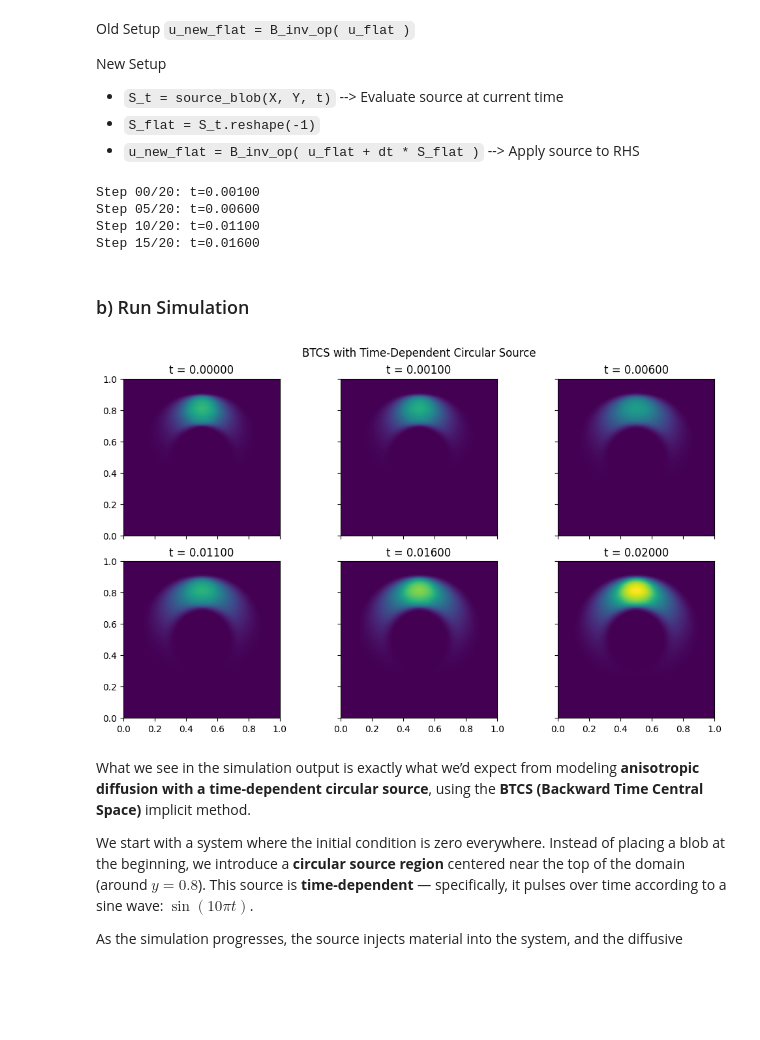
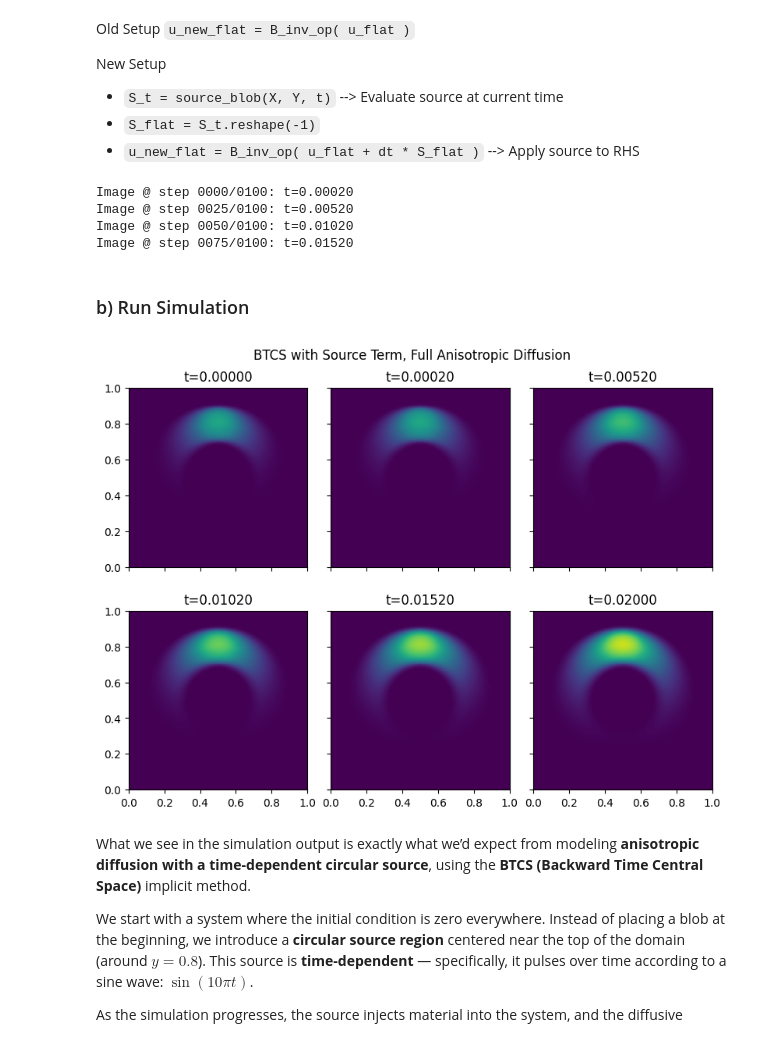
Before and after one commit to ShannonS00/Computational-Astrophysics, a Jupyter notebook: Worksheet_6/Worksheet_6_G22.ipynb, the cells around one changed output. Drawn from its saved outputs; the diff is of its cells as text; code cells hidden in the pictures; blank space fills up the shorter version.

Commit message:
Fixed source blob

```diff
--- a/Worksheet_6/Worksheet_6_G22.ipynb
+++ b/Worksheet_6/Worksheet_6_G22.ipynb
@@ -533,7 +533,7 @@ def create_operator_with_source(dx, dy, dt, D_xx, D_yy, D_xy, nx, ny):
 nx, ny = 100, 100
 dx, dy = 1.0 / (nx - 1), 1.0 / (ny - 1)
 tmax = 0.02
-steps = 20
+steps = 100
 dt = tmax / steps
 
 plot_interval = steps // 4
@@ -563,5 +563,14 @@ for i in range(nx):
 u = np.zeros((ny, nx))  # Initial condition: zero everywhere
 # %% [markdown]
 #### Add a Time-Dependent Source Function
+# %%
+# Source term: circular blob at (0.5, 0.8), radius 0.1 (same as above old source term)
+disk_center = (0.5, 0.8)
+disk_radius = 0.1
+S = np.zeros((ny, nx))
+for i in range(nx):
+    for j in range(ny):
+        if ((X[j,i] - disk_center[0])**2 + (Y[j,i] - disk_center[1])**2) < disk_radius**2:
+            S[j,i] = 50 # Initial
 # %%
 # A circular blob that pulses with a sine wave over time:
@@ -600,50 +611,47 @@ New Setup
 - `S_flat = S_t.reshape(-1)`
 - `u_new_flat = B_inv_op( u_flat + dt * S_flat )` --> Apply source to RHS
 # %%
-# --- Time loop ---
+# Time loop
+
 t = 0.0
 frames = [u.copy()]
 frame_t = [t]
 u_flat = u.reshape(-1)
 
+
 for step in range(steps):
-    S_t = source_blob(X, Y, t)
-    S_flat = S_t.reshape(-1)
-
-    u_new_flat = B_inv_op(u_flat + dt * S_flat)
-
+    rhs = u_flat + (S * dt).reshape(-1)  # Add source term
+    u_new_flat = B_inv_op(rhs)
     u_new = u_new_flat.reshape((ny, nx))
     t += dt
     u = u_new
     u_flat = u.reshape(-1)
-
     if step % plot_interval == 0:
         frames.append(u.copy())
         frame_t.append(t)
-        print(f"Step {step:02d}/{steps}: t={t:.5f}")
+        print(f"Image @ step {step:04d}/{steps:04d}: t={t:.5f}")
 
 frames.append(u.copy())
 frame_t.append(t)
 # %% [output]
-Step 00/20: t=0.00100
-Step 05/20: t=0.00600
-Step 10/20: t=0.01100
-Step 15/20: t=0.01600
+Image @ step 0000/0100: t=0.00020
+Image @ step 0025/0100: t=0.00520
+Image @ step 0050/0100: t=0.01020
+Image @ step 0075/0100: t=0.01520
 # %% [markdown]
 ### b) Run Simulation
 # %%
 # Visualization
-n = len(frames) // 2
-fig, ax = plt.subplots(2, n, figsize=(10, 6), sharex=True, sharey=True, layout='constrained')
-plt.suptitle("BTCS with Time-Dependent Circular Source")
-
+n = len(frames)//2
+fig, ax = plt.subplots(2, n, figsize=(8, 6), sharex=True, sharey=True, layout='constrained')
+plt.suptitle('BTCS with Source Term, Full Anisotropic Diffusion')
 for i in range(len(frames)):
-    a = ax[i // n, i % n]
-    im = a.imshow(frames[i], origin='lower', extent=[0, 1, 0, 1], vmin=0, vmax=np.max(frames[-1]))
-    a.set_title(f"t = {frame_t[i]:.5f}")
+    a = ax[i//n, i%n]
+    im = a.imshow(frames[i], origin='lower', extent=[0, 1, 0, 1], vmin=0, vmax=1.0)
+    a.set_title(f't={frame_t[i]:.5f}')
 plt.show()
 # %% [output]
-[figure, old version]
+[figure, new version]
 # %% [markdown]
 What we see in the simulation output is exactly what we’d expect from modeling **anisotropic diffusion with a time-dependent circular source**, using the **BTCS (Backward Time Central Space)** implicit method.
 
```
Also changed, not shown: parts of 10 cells of this notebook.
